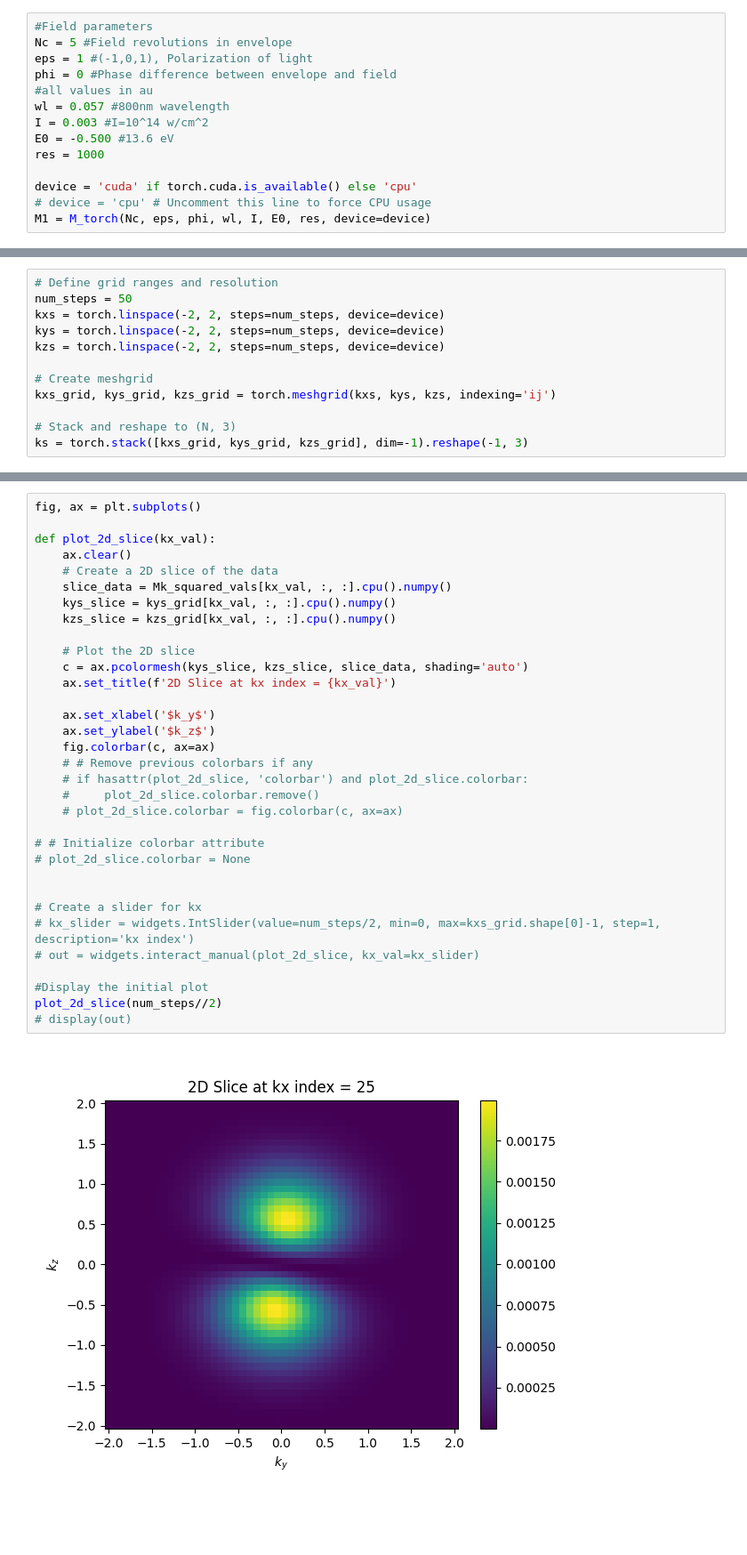
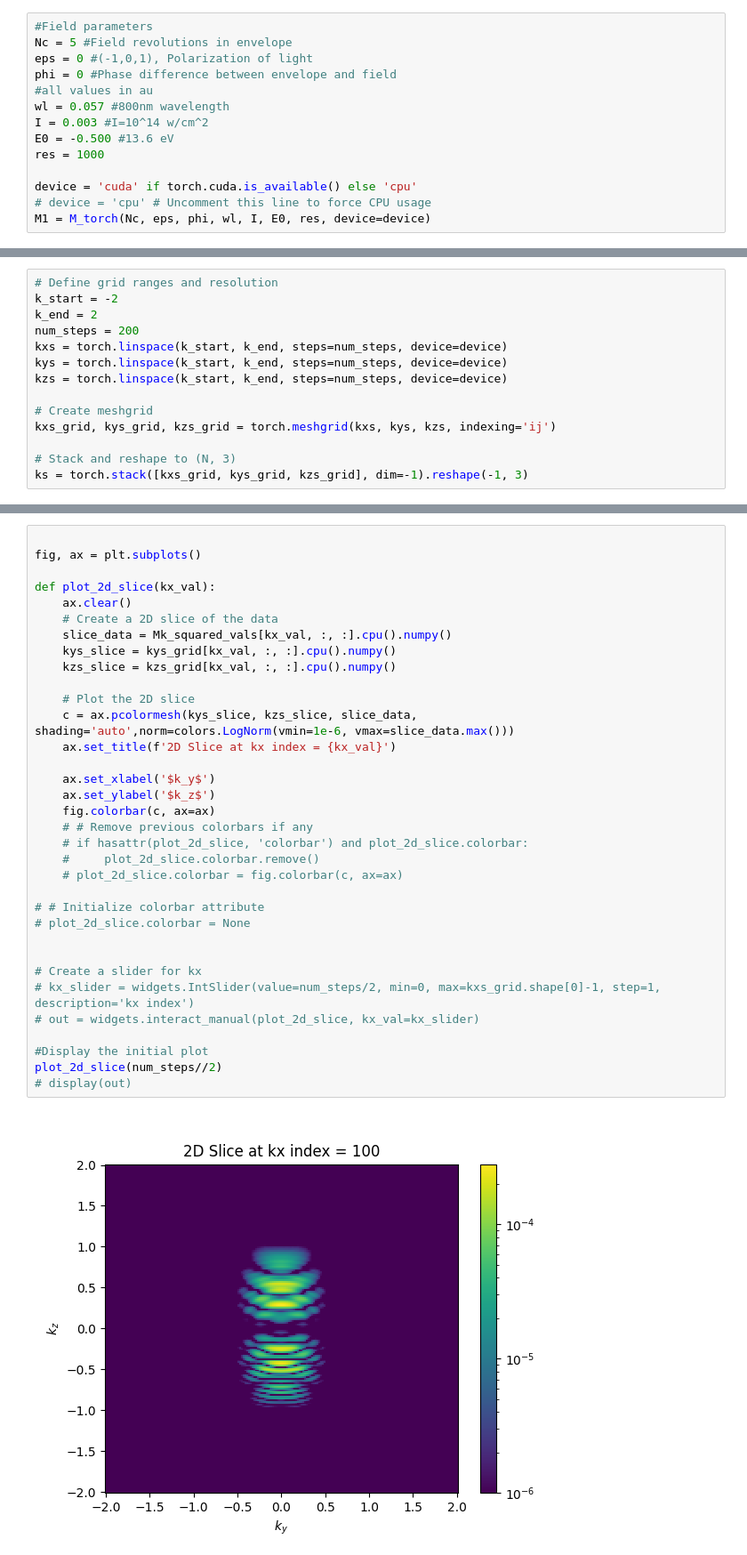
Before and after one commit to Kschloms/Ultra-fast-final-pres, a Jupyter notebook: plot_with_single_int_pytorch.ipynb, the cells around one changed output, grey strips where cells are left out. Shown at 89% size. Drawn from its saved outputs; the diff is of its cells as text; blank space fills up the shorter version.

```diff
--- a/plot_with_single_int_pytorch.ipynb
+++ b/plot_with_single_int_pytorch.ipynb
@@ -8,7 +9,7 @@ import ipywidgets as widgets
 # %%
 #Field parameters
 Nc = 5 #Field revolutions in envelope
-eps = 1 #(-1,0,1), Polarization of light
+eps = 0 #(-1,0,1), Polarization of light
 phi = 0 #Phase difference between envelope and field
 #all values in au
 wl = 0.057 #800nm wavelength
@@ -24,9 +38,11 @@ Using device: cpu
 # %%
 # Define grid ranges and resolution
-num_steps = 50
-kxs = torch.linspace(-2, 2, steps=num_steps, device=device)
-kys = torch.linspace(-2, 2, steps=num_steps, device=device)
-kzs = torch.linspace(-2, 2, steps=num_steps, device=device)
+k_start = -2
+k_end = 2
+num_steps = 200
+kxs = torch.linspace(k_start, k_end, steps=num_steps, device=device)
+kys = torch.linspace(k_start, k_end, steps=num_steps, device=device)
+kzs = torch.linspace(k_start, k_end, steps=num_steps, device=device)
 
 # Create meshgrid
 kxs_grid, kys_grid, kzs_grid = torch.meshgrid(kxs, kys, kzs, indexing='ij')
@@ -50,38 +77,39 @@ Mk_squared_vals reshaped: torch.Size([50, 50, 50])
 # %%
+
 fig, ax = plt.subplots()
 
 def plot_2d_slice(kx_val):
     ax.clear()
     # Create a 2D slice of the data
     slice_data = Mk_squared_vals[kx_val, :, :].cpu().numpy()
     kys_slice = kys_grid[kx_val, :, :].cpu().numpy()
     kzs_slice = kzs_grid[kx_val, :, :].cpu().numpy()
 
     # Plot the 2D slice
-    c = ax.pcolormesh(kys_slice, kzs_slice, slice_data, shading='auto')
+    c = ax.pcolormesh(kys_slice, kzs_slice, slice_data, shading='auto',norm=colors.LogNorm(vmin=1e-6, vmax=slice_data.max()))
     ax.set_title(f'2D Slice at kx index = {kx_val}')
 
     ax.set_xlabel('$k_y$')
     ax.set_ylabel('$k_z$')
     fig.colorbar(c, ax=ax)
     # # Remove previous colorbars if any
     # if hasattr(plot_2d_slice, 'colorbar') and plot_2d_slice.colorbar:
     #     plot_2d_slice.colorbar.remove()
     # plot_2d_slice.colorbar = fig.colorbar(c, ax=ax)
 
 # # Initialize colorbar attribute
 # plot_2d_slice.colorbar = None
 
 
 # Create a slider for kx
 # kx_slider = widgets.IntSlider(value=num_steps/2, min=0, max=kxs_grid.shape[0]-1, step=1, description='kx index')
 # out = widgets.interact_manual(plot_2d_slice, kx_val=kx_slider)
 
 #Display the initial plot
 plot_2d_slice(num_steps//2)
 # display(out)
 # %% [output]
-[figure, old version]
+[figure, new version]
 # %%
 threshold = 0.00005 # or any value you want
 
```
Also changed, not shown: parts of 6 cells of this notebook, 4 other files.
